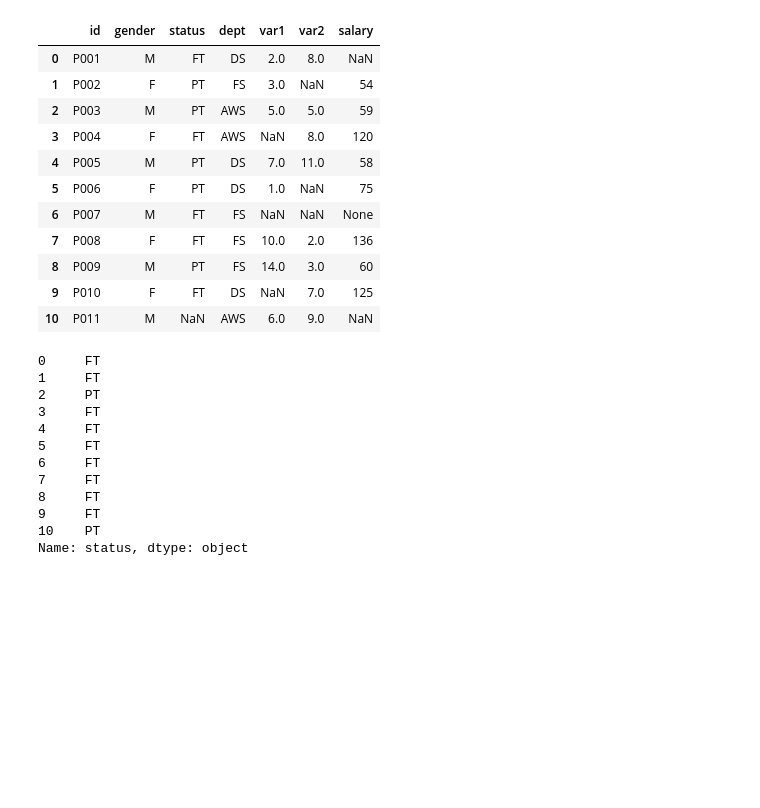
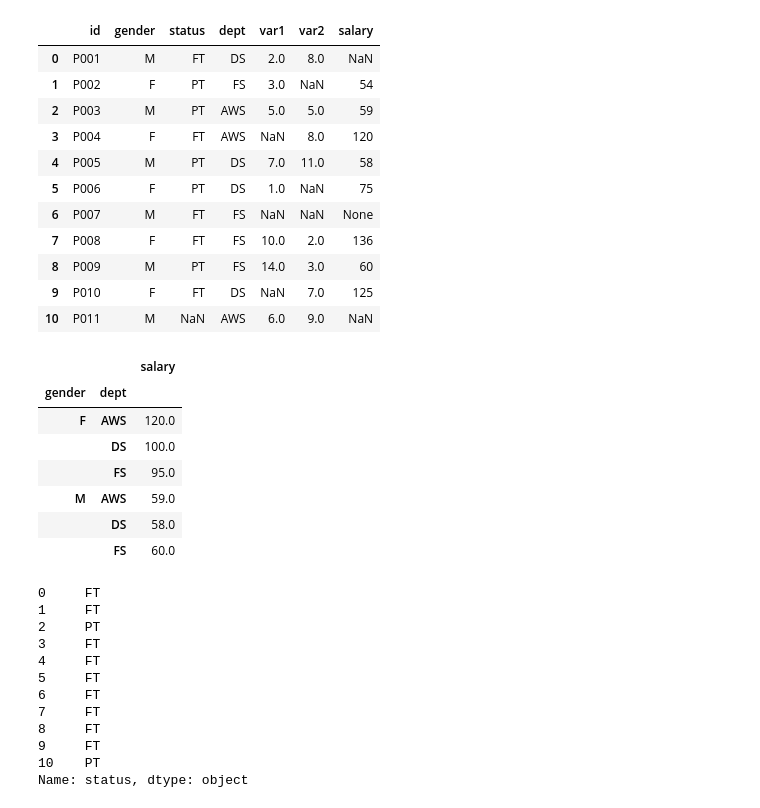
Before and after one commit to ahmetcan16/python, a Jupyter notebook: pandas/pandas-tekrar.ipynb, the cells around one changed output. Saved outputs shown, nothing was run; the diff lists cells and outputs as text; code cells hidden in the pictures; blank space fills up the shorter version.

```diff
--- a/pandas/pandas-tekrar.ipynb
+++ b/pandas/pandas-tekrar.ipynb
@@ -2250,3 +2350,14 @@ df
 | 8 | P009 | M | PT | FS | 14.0 | 3.0 | 60 |
 | 9 | P010 | F | FT | DS | NaN | 7.0 | 125 |
 | 10 | P011 | M | NaN | AWS | 6.0 | 9.0 | NaN |
+# %%
+df.groupby(["gender", "dept"])[["salary"]].median()
+# %% [output]
+|  |  | salary |
+| gender | dept |  |
+| F | AWS | 120.0 |
+|  | DS | 100.0 |
+|  | FS | 95.0 |
+| M | AWS | 59.0 |
+|  | DS | 58.0 |
+|  | FS | 60.0 |
```
Also changed, not shown: parts of 22 cells of this notebook, 3 other files.
